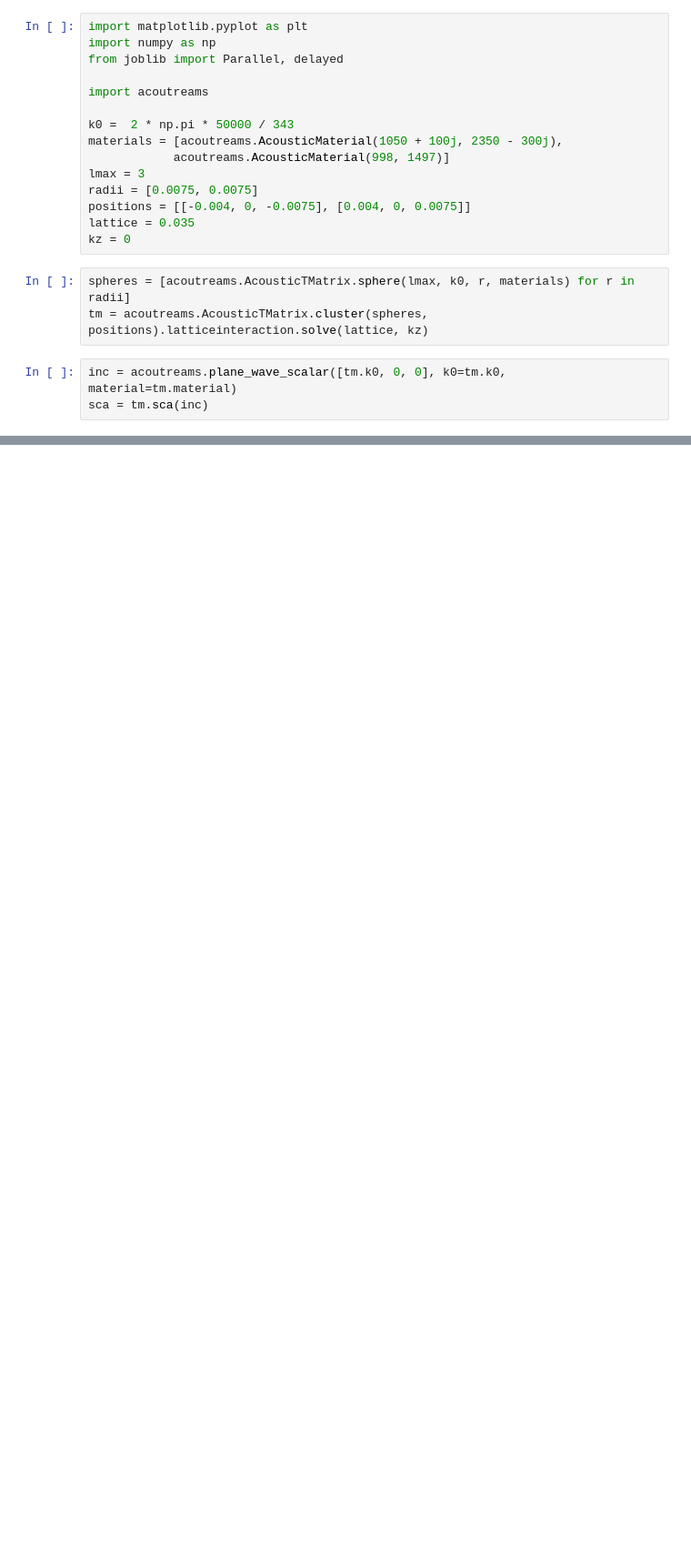
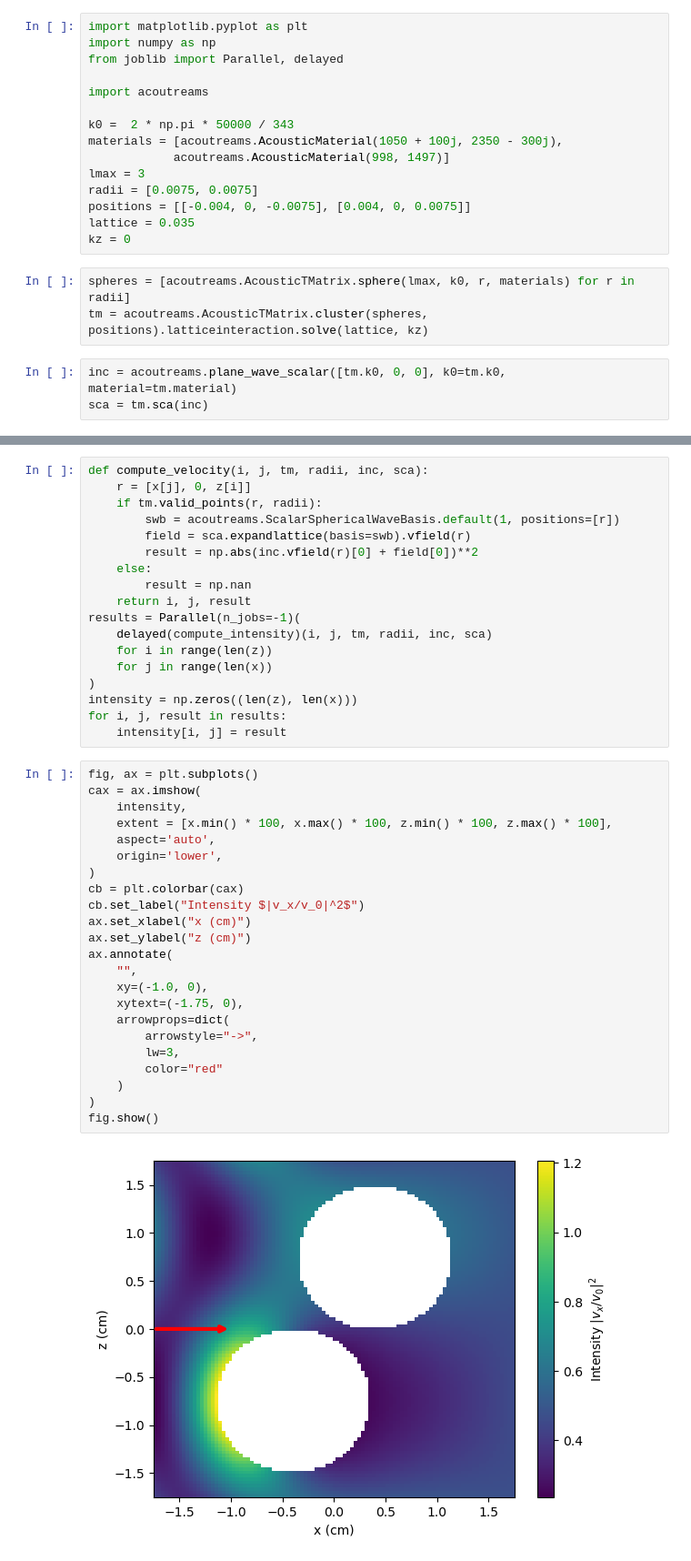
Before and after one commit to NikUstimenko/acoustotreams, a Jupyter notebook: docs/examples/chain.ipynb, the cells around one changed output, grey strips where cells are left out. Shown at 91% size. Cells and saved outputs as stored; diff of their text form; blank space fills up the shorter version.

```diff
--- a/docs/examples/chain.ipynb
+++ b/docs/examples/chain.ipynb
@@ -66,0 +67,43 @@ plt.show()
+# %%
+def compute_velocity(i, j, tm, radii, inc, sca):
+    r = [x[j], 0, z[i]]
+    if tm.valid_points(r, radii):
+        swb = acoutreams.ScalarSphericalWaveBasis.default(1, positions=[r])
+        field = sca.expandlattice(basis=swb).vfield(r)
+        result = np.abs(inc.vfield(r)[0] + field[0])**2
+    else:
+        result = np.nan
+    return i, j, result
+results = Parallel(n_jobs=-1)(
+    delayed(compute_intensity)(i, j, tm, radii, inc, sca)
+    for i in range(len(z))
+    for j in range(len(x))
+)
+intensity = np.zeros((len(z), len(x)))
+for i, j, result in results:
+    intensity[i, j] = result
+# %%
+fig, ax = plt.subplots()
+cax = ax.imshow(
+    intensity,
+    extent = [x.min() * 100, x.max() * 100, z.min() * 100, z.max() * 100],
+    aspect='auto',
+    origin='lower',
+)
+cb = plt.colorbar(cax)
+cb.set_label("Intensity $|v_x/v_0|^2$")
+ax.set_xlabel("x (cm)")
+ax.set_ylabel("z (cm)")
+ax.annotate(
+    "",
+    xy=(-1.0, 0),
+    xytext=(-1.75, 0),
+    arrowprops=dict(
+        arrowstyle="->",
+        lw=3,
+        color="red"
+    )
+)
+fig.show()
+# %% [output]
+[figure, added]
```
Also changed, not shown: parts of 2 cells of this notebook, 12 other files.
